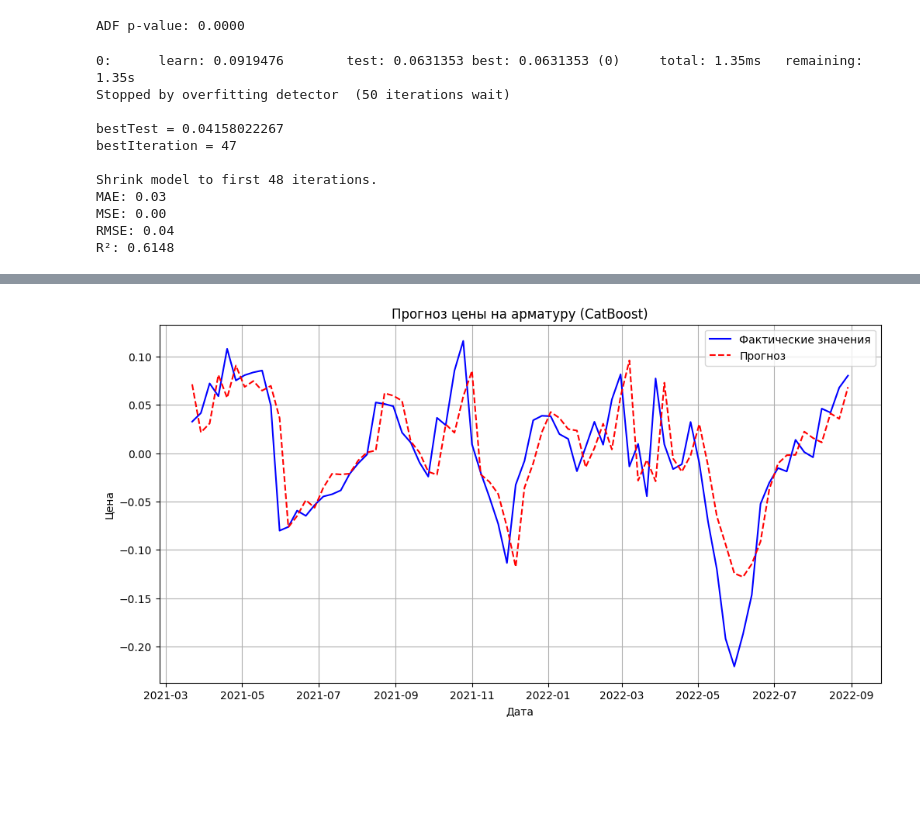
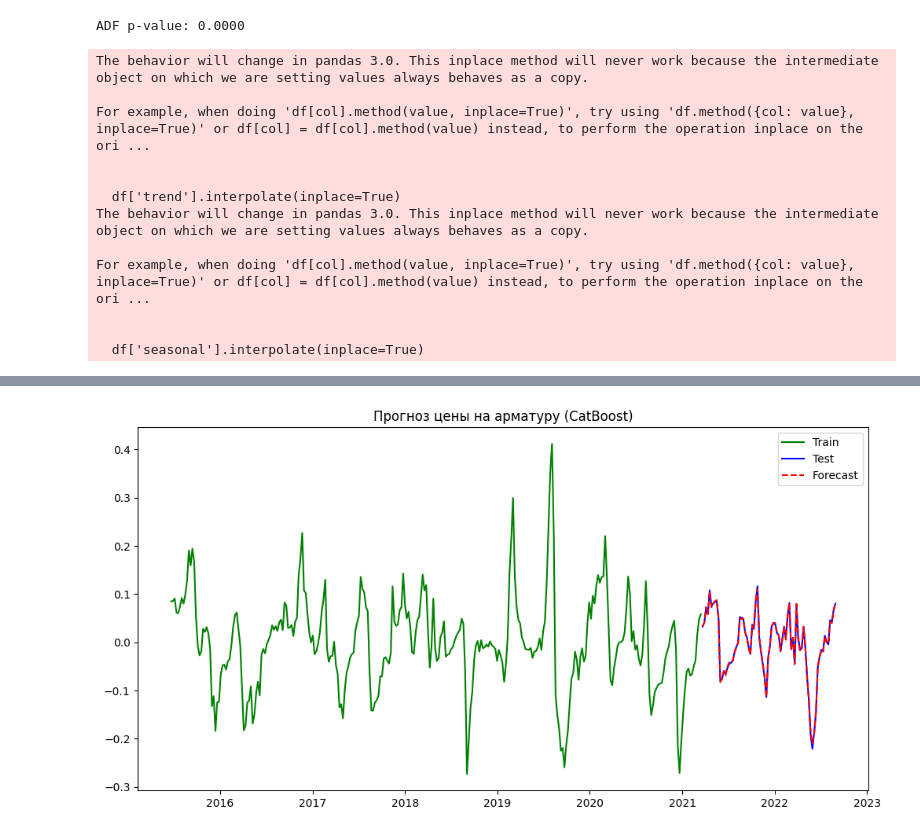
Before and after one commit to kerafff/intens3, a Jupyter notebook: intens.ipynb, the cells around one changed output, grey strips where cells are left out. Drawn from its saved outputs; the diff is of its cells as text; code cells hidden in the pictures; blank space fills up the shorter version.

```diff
--- a/intens.ipynb
+++ b/intens.ipynb
@@ -258,38 +239,38 @@ import pandas as pd
 import matplotlib.pyplot as plt
 from datetime import datetime as dt
 
-# Предполагаем, что у нас уже есть DataFrame df с данными
+# Добавим разложение на тренд и сезонность
+from statsmodels.tsa.seasonal import seasonal_decompose
 
-# Подготовка данных
-df['year'] = df.index.year
-df['month'] = df.index.month
-df['day'] = df.index.day
-df['quarter'] = df.index.quarter
+decomposition = seasonal_decompose(df['Цена на арматуру'], model='additive', period=52)
+df['trend'] = decomposition.trend
+df['seasonal'] = decomposition.seasonal
 
-for lag in [1, 2, 3, 6, 12]:
-    df[f'lag_{lag}'] = df['Цена на арматуру'].shift(lag)
+# Заполним пропущенные значения (например, методом линейной интерполяции)
+df['trend'].interpolate(inplace=True)
+df['seasonal'].interpolate(inplace=True)
 
-# Выбор признаков и целевой переменной
-features = ['year', 'month', 'day', 'quarter', 'lag_1', 'lag_2', 'lag_3', 'lag_6', 'lag_12']
-target = 'Цена на арматуру'
+# Разделим данные на train и test
+X = df[['Цена на арматуру', 'trend', 'seasonal']]
+y = df['Цена на арматуру']
+X_train, X_test, y_train, y_test = train_test_split(X, y, test_size=0.2, shuffle=False)
 
-# Разделение на обучающую и тестовую выборки
-train_size = int(len(df) * 0.8)
-train, test = df.iloc[:train_size], df.iloc[train_size:]
+# Обновленные параметры CatBoostRegressor
+from catboost import CatBoostRegressor
 
-X_train, y_train = train[features], train[target]
-X_test, y_test = test[features], test[target]
+model = CatBoostRegressor(
+    iterations=1000,  # Уменьшено с 1000 до 500
+    learning_rate=0.05,  # Снижен learning_rate
+    depth=4,
+    loss_function='RMSE',
+    l2_leaf_reg=3.0,  # Добавлена L2-регуляризация
+    early_stopping_rounds=50,  # Ранняя остановка
+    verbose=100
+)
 
-# Создание и обучение модели
-model = CatBoostRegressor(iterations=1000,
-                          learning_rate=0.1,
-                          depth=6,
-                          loss_function='RMSE',
-                          verbose=200)
+# Обучение модели
+model.fit(X_train, y_train, eval_set=(X_test, y_test))
 
-model.fit(X_train, y_train,
-          eval_set=(X_test, y_test),
-          early_stopping_rounds=50)
 
 # Прогнозирование
 predictions = model.predict(X_test)
@@ -305,25 +286,23 @@ print(f"MSE: {mse:.2f}")
 print(f"RMSE: {rmse:.2f}")
 print(f"R²: {r2:.4f}")
 
-# Визуализация результатов
 plt.figure(figsize=(12, 6))
-plt.plot(test.index, y_test, label='Фактические значения', color='blue')
-plt.plot(test.index, predictions, label='Прогноз', color='red', linestyle='--')
+plt.plot(X_train.index, y_train, label='Train', color='green')
+plt.plot(X_test.index, y_test, label='Test', color='blue')
+plt.plot(X_test.index, predictions, label='Forecast', color='red', linestyle='--')
 plt.title('Прогноз цены на арматуру (CatBoost)')
-plt.xlabel('Дата')
-plt.ylabel('Цена')
 plt.legend()
-plt.grid(True)
 plt.show()
 # %% [output]
-0:      learn: 0.0919476        test: 0.0631353 best: 0.0631353 (0)     total: 1.35ms   remaining: 1.35s
-Stopped by overfitting detector  (50 iterations wait)
+The behavior will change in pandas 3.0. This inplace method will never work because the intermediate object on which we are setting values always behaves as a copy.
 
-bestTest = 0.04158022267
-bestIteration = 47
+For example, when doing 'df[col].method(value, inplace=True)', try using 'df.method({col: value}, inplace=True)' or df[col] = df[col].method(value) instead, to perform the operation inplace on the ori ...
 
-Shrink model to first 48 iterations.
-MAE: 0.03
-MSE: 0.00
-RMSE: 0.04
-R²: 0.6148
+
+  df['trend'].interpolate(inplace=True)
+The behavior will change in pandas 3.0. This inplace method will never work because the intermediate object on which we are setting values always behaves as a copy.
+
+For example, when doing 'df[col].method(value, inplace=True)', try using 'df.method({col: value}, inplace=True)' or df[col] = df[col].method(value) instead, to perform the operation inplace on the ori ...
+
+
+  df['seasonal'].interpolate(inplace=True)
@@ -330 +329 @@ R²: 0.6148
-[figure, old version]
+[figure, new version]
```
Also changed, not shown: parts of 5 cells of this notebook, 1 other file.
